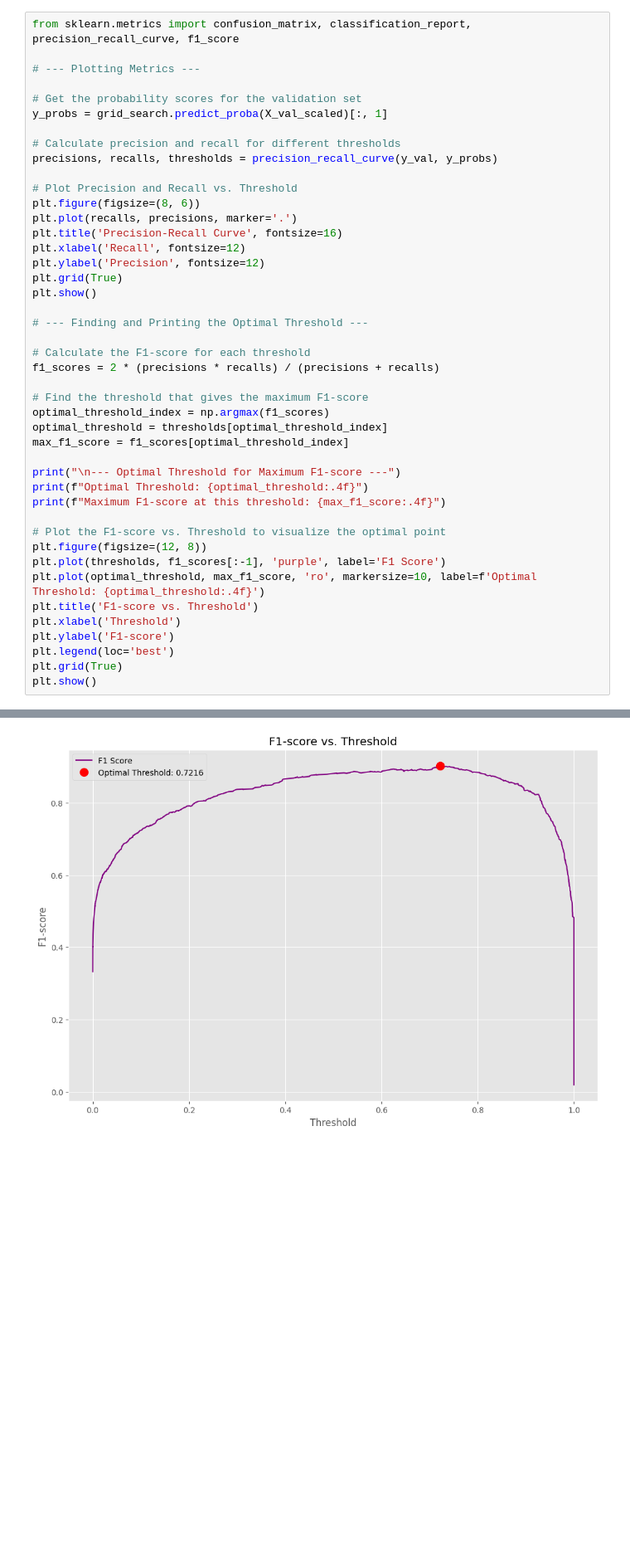
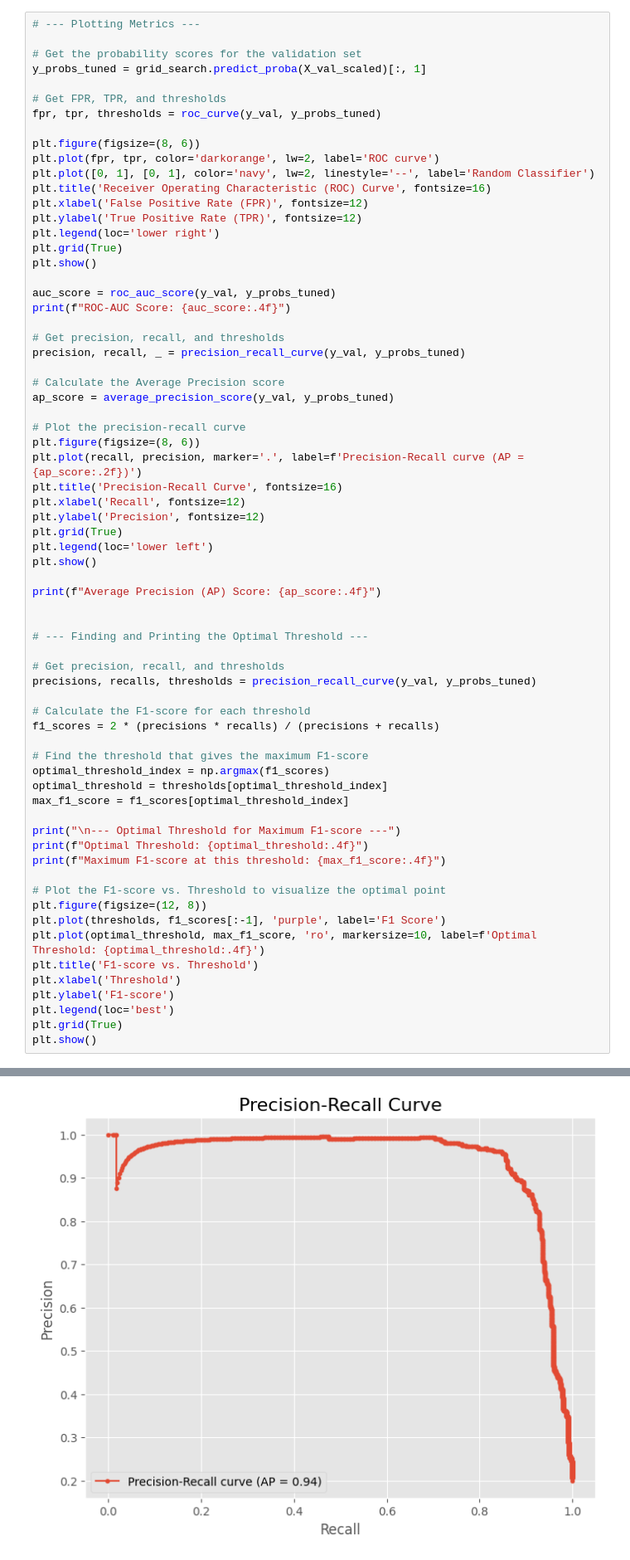
Before and after one commit to ambkingdavid/Leak-Detection-Model, a Jupyter notebook: SVM.ipynb, the cells around one changed output, grey strips where cells are left out. Shown at 83% size. Saved outputs shown, nothing was run; the diff lists cells and outputs as text; blank space fills up the shorter version.

```diff
--- a/SVM.ipynb
+++ b/SVM.ipynb
@@ -496,24 +562,48 @@ weighted avg       0.96      0.96      0.96      2059
 # %%
-from sklearn.metrics import confusion_matrix, classification_report, precision_recall_curve, f1_score
-
 # --- Plotting Metrics ---
 
 # Get the probability scores for the validation set
-y_probs = grid_search.predict_proba(X_val_scaled)[:, 1]
+y_probs_tuned = grid_search.predict_proba(X_val_scaled)[:, 1]
 
-# Calculate precision and recall for different thresholds
-precisions, recalls, thresholds = precision_recall_curve(y_val, y_probs)
+# Get FPR, TPR, and thresholds
+fpr, tpr, thresholds = roc_curve(y_val, y_probs_tuned)
 
-# Plot Precision and Recall vs. Threshold
 plt.figure(figsize=(8, 6))
-plt.plot(recalls, precisions, marker='.')
+plt.plot(fpr, tpr, color='darkorange', lw=2, label='ROC curve')
+plt.plot([0, 1], [0, 1], color='navy', lw=2, linestyle='--', label='Random Classifier')
+plt.title('Receiver Operating Characteristic (ROC) Curve', fontsize=16)
+plt.xlabel('False Positive Rate (FPR)', fontsize=12)
+plt.ylabel('True Positive Rate (TPR)', fontsize=12)
+plt.legend(loc='lower right')
+plt.grid(True)
+plt.show()
+
+auc_score = roc_auc_score(y_val, y_probs_tuned)
+print(f"ROC-AUC Score: {auc_score:.4f}")
+
+# Get precision, recall, and thresholds
+precision, recall, _ = precision_recall_curve(y_val, y_probs_tuned)
+
+# Calculate the Average Precision score
+ap_score = average_precision_score(y_val, y_probs_tuned)
+
+# Plot the precision-recall curve
+plt.figure(figsize=(8, 6))
+plt.plot(recall, precision, marker='.', label=f'Precision-Recall curve (AP = {ap_score:.2f})')
 plt.title('Precision-Recall Curve', fontsize=16)
 plt.xlabel('Recall', fontsize=12)
 plt.ylabel('Precision', fontsize=12)
 plt.grid(True)
+plt.legend(loc='lower left')
 plt.show()
 
+print(f"Average Precision (AP) Score: {ap_score:.4f}")
+
+
 # --- Finding and Printing the Optimal Threshold ---
+
+# Get precision, recall, and thresholds
+precisions, recalls, thresholds = precision_recall_curve(y_val, y_probs_tuned)
 
 # Calculate the F1-score for each threshold
 f1_scores = 2 * (precisions * recalls) / (precisions + recalls)
@@ -545 +633 @@ Maximum F1-score at this threshold: 0.9026
-[figure, old version]
+[figure, new version]
```
Also changed, not shown: parts of 4 cells of this notebook.
